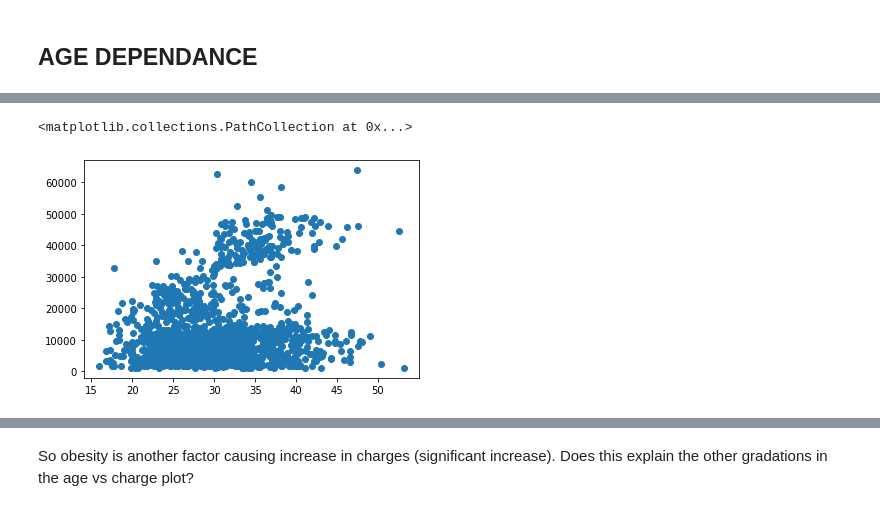
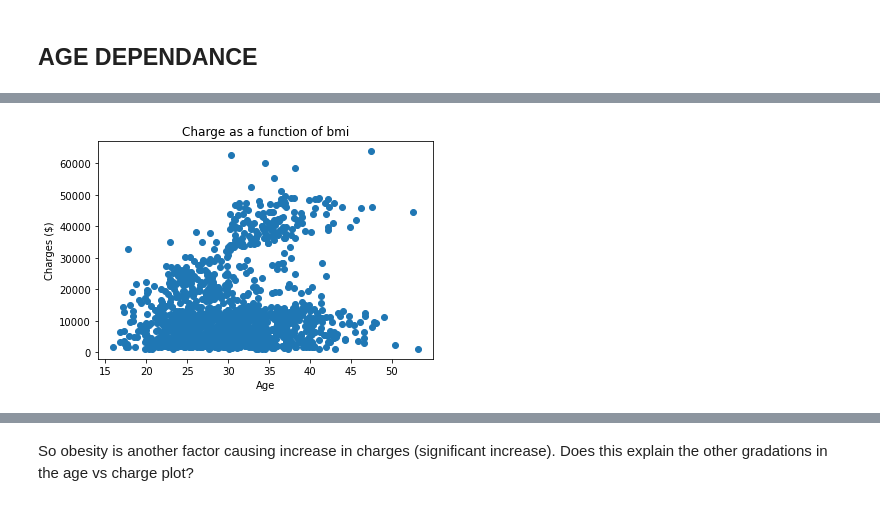
Before and after one commit to beniamp/US_Insurance_Analysis, a Jupyter notebook: us-medical-insurance-costs.ipynb, the cells around one changed output, grey strips where cells are left out. Cells and saved outputs as stored; diff of their text form; code cells hidden in the pictures.

```diff
--- a/us-medical-insurance-costs.ipynb
+++ b/us-medical-insurance-costs.ipynb
@@ -227,8 +286,11 @@ Maybe this is another factor for increased charges
 # %%
 bmis = df['bmi']
 plt.scatter(bmis, charge_vector)
+plt.xlabel('Age')
+plt.ylabel('Charges ($)')
+plt.title('Charge as a function of bmi')
+plt.show()
 # %% [output]
-<matplotlib.collections.PathCollection at 0x...>
-[figure, old version]
+[figure, new version]
 # %% [markdown]
 Does not seem to be a strong relationship between bmi and charges, as many high bmi people pay the same. However, there does appear to be a threshold at around 30, the bmi for obesity. So lets quickly look at this.
```
Also changed, not shown: parts of 63 cells of this notebook.
